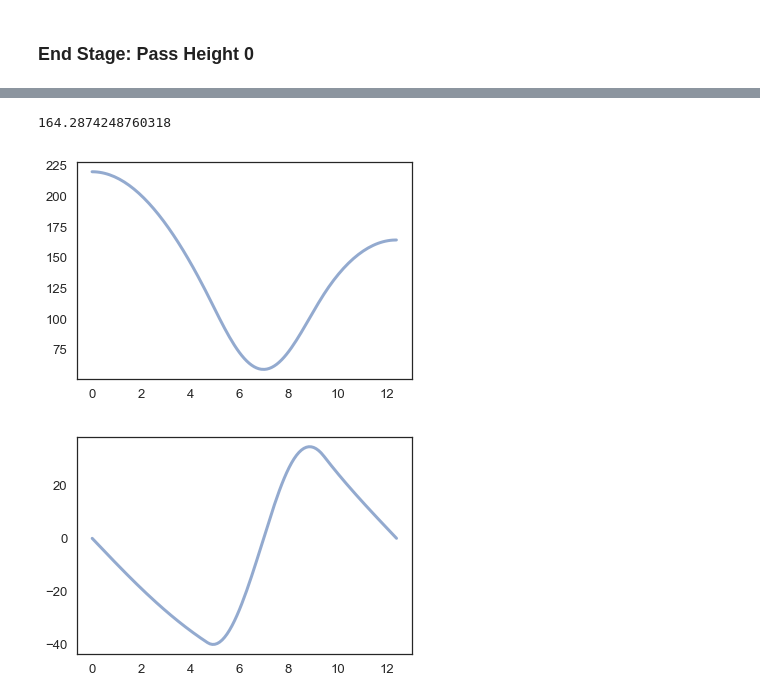
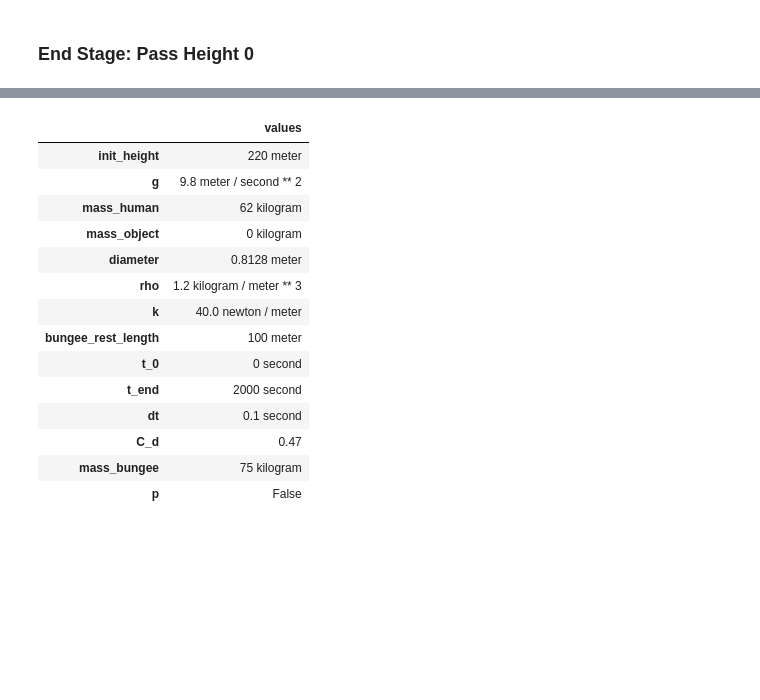
Before and after one commit to nightengail/Modsim-Project-3, a Jupyter notebook: Bungee Jumping Drop_ Modsim Project 3.ipynb, the cells around one changed output, grey strips where cells are left out. Drawn from its saved outputs; the diff is of its cells as text; code cells hidden in the pictures; blank space fills up the shorter version.

```diff
--- a/Bungee Jumping Drop_ Modsim Project 3.ipynb
+++ b/Bungee Jumping Drop_ Modsim Project 3.ipynb
@@ -294,15 +232,33 @@ free_fly_system, free_fly_results= free_fly(return_system)
-# %%
-frames = [free_fall_results, stretch_results, return_results, free_fly_results]
-
-result = pd.concat(frames)
-
-plot(result.h)
-
-plt.figure()
-plot(result.v)
-
-print(get_last_value(result.h))
-# %% [output]
-164.2874248760318
-[figure, removed]
-[figure, removed]
+# %%
+params = Params(init_height = 220 * m,
+                g = 9.8 * m/s**2,
+                mass_human = 62 * kg,
+#                 mass_object = 10 * kg,
+                mass_object = 0 * kg,
+                diameter = 0.8128 * m, # diameter of a spherical human
+                rho = 1.2 * kg/m**3,   # rho of air for drag calculations
+                k = 40 * N/m,      # k value for an average bungee cord
+                bungee_rest_length = 100 * m, # bungee cord less than half of init_height FOR NOW
+                t_0 = 0 *s,
+                t_end = 2000 * s,
+                dt = 0.1*s,
+#                dt = .01*s, # will use for final essay
+               C_d = 0.47,
+               mass_bungee = 75 * kg,
+               p=False)
+# %% [output]
+|  | values |
+| init_height | 220 meter |
+| g | 9.8 meter / second ** 2 |
+| mass_human | 62 kilogram |
+| mass_object | 0 kilogram |
+| diameter | 0.8128 meter |
+| rho | 1.2 kilogram / meter ** 3 |
+| k | 40.0 newton / meter |
+| bungee_rest_length | 100 meter |
+| t_0 | 0 second |
+| t_end | 2000 second |
+| dt | 0.1 second |
+| C_d | 0.47 |
+| mass_bungee | 75 kilogram |
+| p | False |
```
Also changed, not shown: parts of 19 cells of this notebook.
